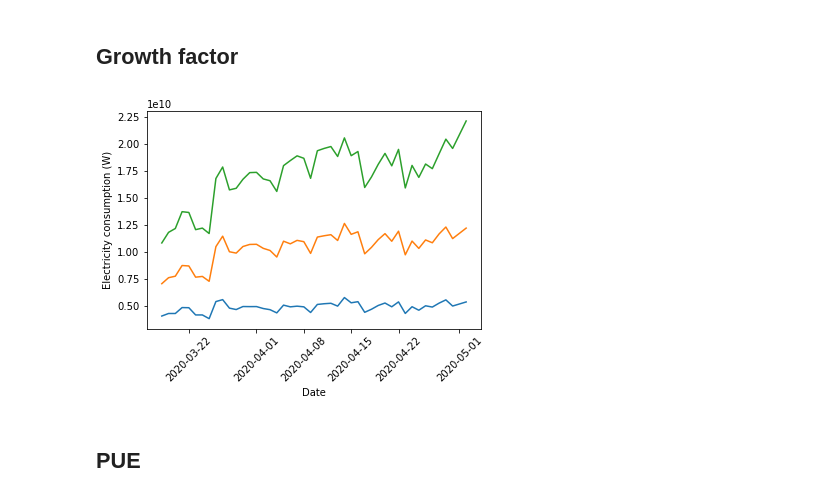
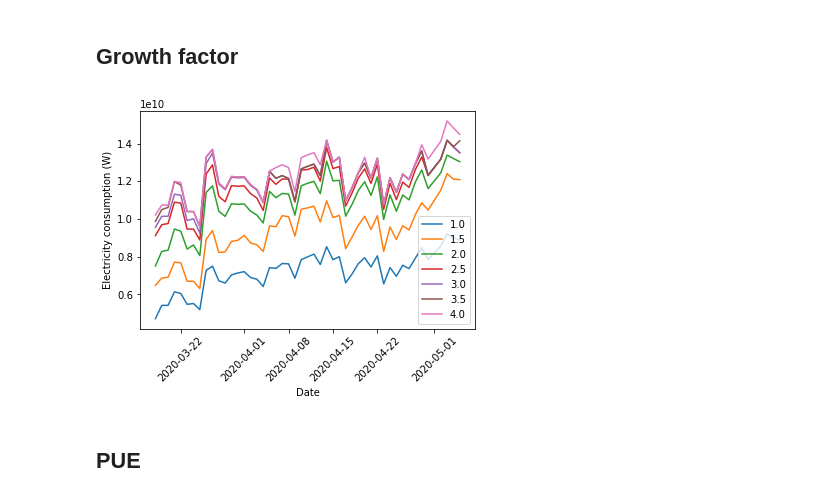
Before and after one commit to Lukasdeloose/sustainable_blockchain, a Jupyter notebook: data_analysis/energy_consumption.ipynb, the cells around one changed output. Cells and saved outputs as stored; diff of their text form; code cells hidden in the pictures.

```diff
--- a/data_analysis/energy_consumption.ipynb
+++ b/data_analysis/energy_consumption.ipynb
@@ -65,8 +65,8 @@ revenue_percent = 0.60
 # America: https://www.statista.com/statistics/190680/us-industrial-consumer-price-estimates-for-retail-electricity-since-1970/
 data = {'location': ['Sichuan', 'China', 'Non-China', 'Other'],
         'share': [0.54,0.11,0.31,0.04],
-        'normal_price': [0.074, 0.084, 0.084, 0.084], # World average for non-china
-        'min_price': [0.035, 0.084, 0.069, 0.084], # American price for non-china
+        'normal_price': [0.074, 0.084, 0.061, 0.084], # World average for non-china
+        'min_price': [0.035, 0.084, 0.061, 0.084], # American price for non-china
         'renewable': [0,0,0,0]}
 # %%
 geography = pd.DataFrame(data)
@@ -88,7 +88,7 @@ In this section we make a first estimation based on the most efficient hardware
 # Bitcoin forks have the same initial difficulty
 bitcoin_forks = ['bitcoin', 'bitcoincash','bitcoinsv', 'litecoincash']
 # %%
-def hardware_based_estimation(data, PUE_dict = std_PUE, moving_avg_difficulty = 7, moving_avg_price=7, growth_factor=1, estimates=False):
+def hardware_based_estimation(data, PUE_dict = std_PUE, moving_avg_difficulty = 7, moving_avg_price=7, growth_factor=1, estimates=False, PUE_fix = False):
     """
     Function that calculates upper bound, lower bound, estimate and market cap for all data.
     Returns a list, each entry is the bounds for one day
@@ -117,9 +117,9 @@ def hardware_based_estimation(data, PUE_dict = std_PUE, moving_avg_difficulty =
         found_missing_difficulty['nethash_calc'] = found_missing_difficulty['difficulty_MA']*found_missing_difficulty['difficulty_factor']/found_missing_difficulty['block_time'] # amount of hashes per second
 
         # Create dictionairy that maps coins to their profitable hardware
-        lower_prof_hardware = dict(found_missing_difficulty.apply(lambda x: create_profitable_set(x, PUE_dict,"lower"), axis = 1))
-        upper_prof_hardware = dict(found_missing_difficulty.apply(lambda x: create_profitable_set(x, PUE_dict,"upper"), axis = 1))
-        estimate_prof_hardware = dict(found_missing_difficulty.apply(lambda x: create_profitable_set(x, PUE_dict,"estimate"), axis = 1))
+        lower_prof_hardware = dict(found_missing_difficulty.apply(lambda x: create_profitable_set(x, PUE_dict,"lower",PUE_fix), axis = 1))
+        upper_prof_hardware = dict(found_missing_difficulty.apply(lambda x: create_profitable_set(x, PUE_dict,"upper",PUE_fix), axis = 1))
+        estimate_prof_hardware = dict(found_missing_difficulty.apply(lambda x: create_profitable_set(x, PUE_dict,"estimate",PUE_fix), axis = 1))
 
         # Calculate estimates
         result['lower_bound'] = found_missing_difficulty.apply(lambda x: calc_bound(x, lower_prof_hardware, True),axis=1)
@@ -219,15 +219,18 @@ def is_profitable(coin, hardware, PUE=1, elec_price = avg_electricity_price):
     else:
         return False
 # %%
-def create_profitable_set(coin, PUE_dict, bound="lower"):
+def create_profitable_set(coin, PUE_dict, bound, PUE_fix):
     if coin.algorithm in algorithm_hardware:
         hardware = algorithm_hardware[coin.algorithm]
         if bound == "lower":
-            return hardware[hardware.apply(lambda x: is_profitable(coin,x, PUE_dict['lower']),axis=1)]
+            prof_hardware = hardware[hardware.apply(lambda x: is_profitable(coin,x, PUE_dict['lower']),axis=1)]
         elif bound == "UPPER":
-            return hardware[hardware.apply(lambda x: is_profitable(coin,x, PUE_dict['upper'], min_electricity_price),axis=1)]
+            prof_hardware = hardware[hardware.apply(lambda x: is_profitable(coin,x, PUE_dict['upper'], min_electricity_price),axis=1)]
         else:
-            return hardware[hardware.apply(lambda x: is_profitable(coin,x, PUE_dict['estimate']),axis=1)]
+            prof_hardware = hardware[hardware.apply(lambda x: is_profitable(coin,x, PUE_dict['estimate']),axis=1)]
+        if prof_hardware.empty and PUE_fix:
+            prof_hardware = hardware[hardware.consumption == hardware.consumption.min()]
+        return prof_hardware
     return pd.DataFrame()
 # %% [markdown]
 ## Results
@@ -588,17 +654,19 @@ plt.show()
 ## Growth factor
 # %%
 # Get hardware bounds
-hardware_bounds_coin_growth = hardware_based_estimation(data_hist, growth_factor=2)
-hardware_bounds_total_growth = calc_hardware_bounds(hardware_bounds_coin_growth)
-plt.plot(dates, hardware_bounds_total_growth['lower'])
-plt.plot(dates, hardware_bounds_total_growth['estimate'])
-plt.plot(dates, hardware_bounds_total_growth['upper'])
+for i in np.linspace(1,4, num=7):
+    hardware_bounds_coin_growth = hardware_based_estimation(data_hist, growth_factor=i)
+    hardware_bounds_total_growth = calc_hardware_bounds(hardware_bounds_coin_growth)
+    #plt.plot(dates, hardware_bounds_total_growth['lower'])
+    plt.plot(dates, hardware_bounds_total_growth['estimate'], label=i)
+    #plt.plot(dates, hardware_bounds_total_growth['upper'])
 plt.xticks(rotation=45)
 plt.ylabel("Electricity consumption (W)")
 plt.xlabel("Date")
+plt.legend()
 plt.show()
 # %% [output]
-[figure, old version]
+[figure, new version]
 # %% [markdown]
 ## PUE
 # %%
```
Also changed, not shown: parts of 29 cells of this notebook, 7 other files.
